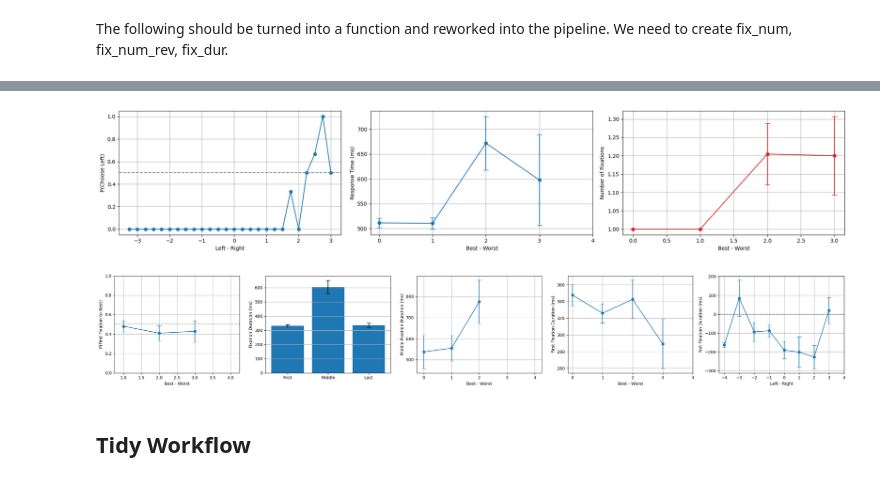
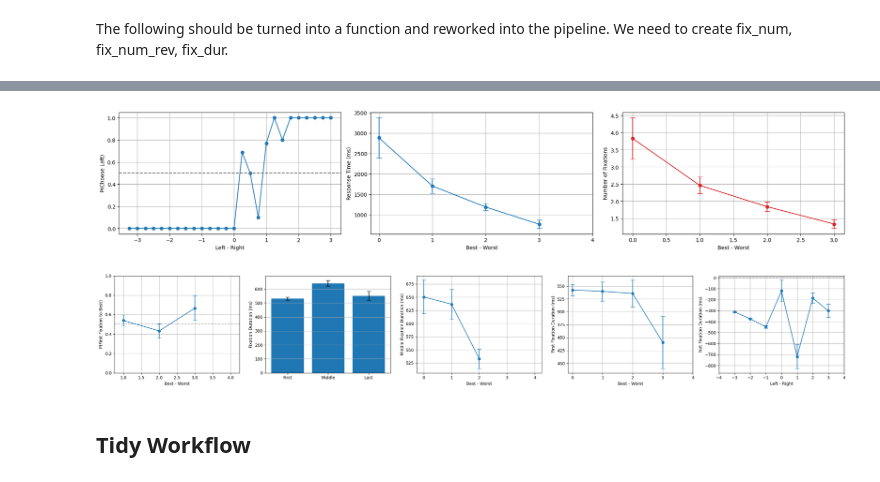
Before and after one commit to Hehesh/DDM, a Jupyter notebook: by_subject_simulation.ipynb, the cells around one changed output, grey strips where cells are left out. Saved outputs shown, nothing was run; the diff lists cells and outputs as text; code cells hidden in the pictures.

Commit message:
Fixing simulation pipeline

```diff
--- a/by_subject_simulation.ipynb
+++ b/by_subject_simulation.ipynb
@@ -33,7 +31,7 @@ left_value_col = 'avgWTP_left'
 right_value_col = 'avgWTP_right'
 
 empirical_distributions = get_corrected_subject_empirical_distributions(
-    301,
+    sub_df,
     value_diffs,
     legend=legend,
     fixation_col=fixation_col,
@@ -59,11 +44,17 @@ model_conditions = {'drift_rate': 1.2, 'theta': 0.38, 'noise': 0.5}
 # %%
-from temp import generate_fixations
+from simulation import generate_fixations
+
+dt = 0.001
+
+trials = sub_df.loc[sub_df['trial'] % 2 == 1].loc[:, ['avgWTP_left', 'avgWTP_right']]
+trials['fixation'] = None
 
 rows = []
 for idx, r in trials.iterrows():
-    fx = generate_fixations(bin_size, r.avgWTP_left - r.avgWTP_right, empirical_distributions)
+    fx = generate_fixations(dt, r.avgWTP_left - r.avgWTP_right, empirical_distributions)
     if fx is not None:
         rows.append((idx, fx))
 
 trials_clean = trials.loc[[i for i, _ in rows]].copy()
 trials_clean['fixation'] = [fx for _, fx in rows]
+my_trials = trials_clean.to_dict(orient="records")
@@ -81,4 +61,16 @@ my_trials = trials_clean.to_dict(orient="records")
 # %% [markdown]
 ## Simulate trials
 # %%
-results_df = simulation.simulate(bin_size, model_conditions, my_trials, seed=seed, save_results=False)
+from simulation import simulate
+
+seed = 42
+model_conditions = {'drift_rate': 0.7, 'theta': 0.5, 'noise': 0.3}
+
+results_df = simulate(dt, model_conditions, my_trials, seed=seed, save_results=False)
+
+results_df['sub_id'] = str(sub_id) + '_sim'
+results_df['trial'] = range(1, len(trials_clean) + 1)
+results_df = results_df.rename(columns={'fixation': 'fix_sequence'})
+results_df = results_df.drop(columns = ['trajectory'])
+print(np.average(results_df.loc[:, "RT"]))
+results_df.head()
@@ -149,11 +118,11 @@ Index(['avgWTP_left', 'avgWTP_right', 'RT', 'choice', 'sub_id', 'trial',
 # %%
-mfa.plot_basic_psychometrics(trials_rasterized)
+from mfa import plot_basic_psychometrics, plot_fixation_properties
+
+plot_basic_psychometrics(trials_rasterized)
+plot_fixation_properties(trials_rasterized)
 # %% [output]
-[figure, old version]
+[figure, new version]
+[figure, added]
-# %%
-mfa.plot_fixation_properties(trials_rasterized)
-# %% [output]
-[figure, removed]
 # %% [markdown]
 ## Tidy Workflow
 # %% [markdown]
```
Also changed, not shown: parts of 14 cells of this notebook, 2 other files.
